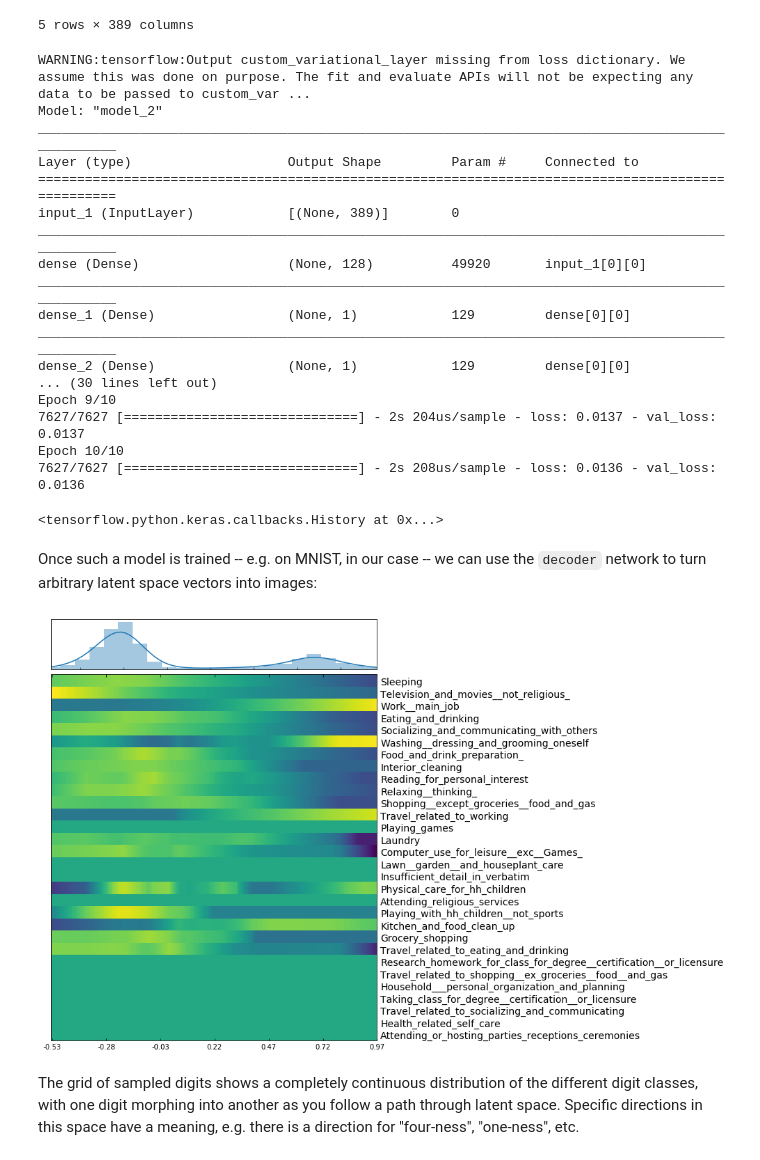
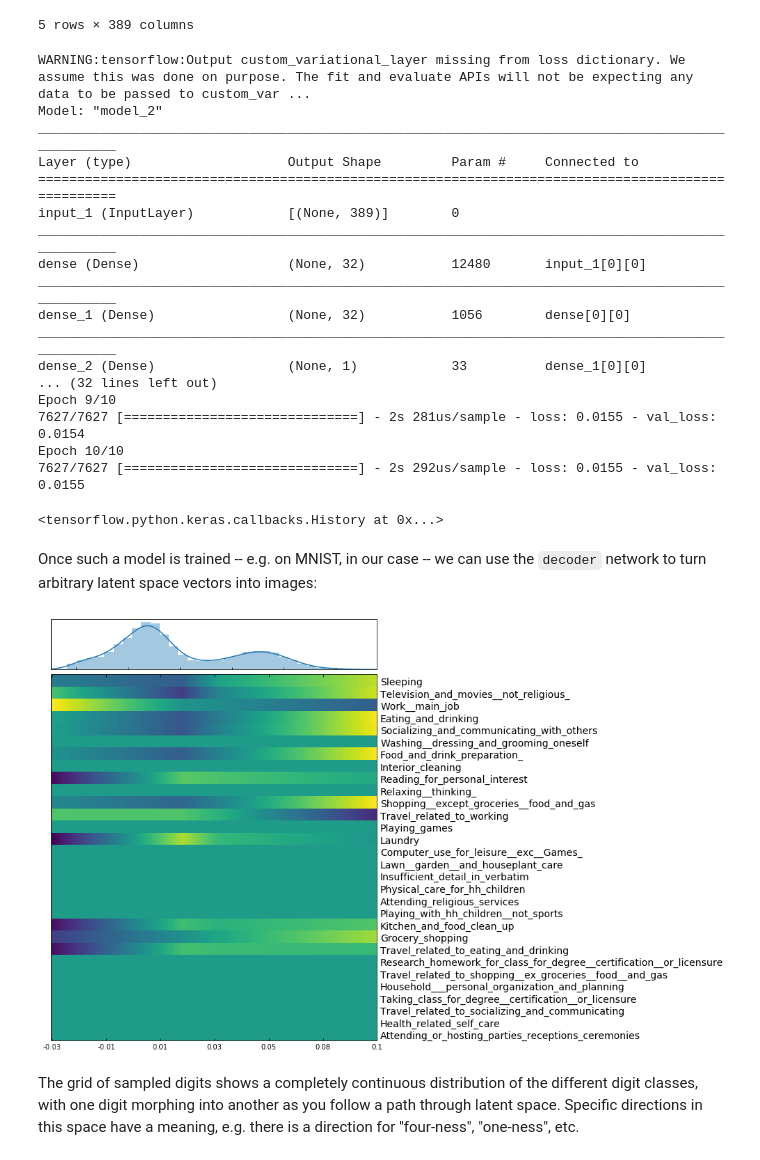
Before and after one commit to yaniv256/VAEs-in-Economics, a Jupyter notebook: Notebooks/Time_use_shares_with_vaes.ipynb, the cells around one changed output. Saved outputs shown, nothing was run; the diff lists cells and outputs as text; code cells hidden in the pictures.

```diff
--- a/Notebooks/Time_use_shares_with_vaes.ipynb
+++ b/Notebooks/Time_use_shares_with_vaes.ipynb
@@ -90,14 +90,14 @@ from tensorflow.keras.models import Model
 import numpy as np
 
 img_shape = (389, )
-batch_size = 20
+batch_size = 16
 latent_dim = 1  # Dimensionality of the latent space: a plane
-dense_width = 128
+dense_width = 32
 
 input_img = keras.Input(shape=img_shape)
 
 x = layers.Dense(dense_width, activation='relu')(input_img)
-#x = layers.Dense(dense_width, activation='relu')(x)
+x = layers.Dense(dense_width, activation='relu')(x)
 
 
 z_mean = layers.Dense(latent_dim)(x)
@@ -126,6 +126,7 @@ image output that has the same dimensions as the original `input_img`.
 decoder_input = layers.Input(K.int_shape(z)[1:])
 
 x = layers.Dense(dense_width, activation='relu')(decoder_input)
+x = layers.Dense(dense_width, activation='relu')(x)
 
 x = layers.Dense(img_shape[0], activation='relu')(x)
 
@@ -207,16 +208,16 @@ Layer (type)                    Output Shape         Param #     Connected to
 ==================================================================================================
 input_1 (InputLayer)            [(None, 389)]        0
 __________________________________________________________________________________________________
-dense (Dense)                   (None, 128)          49920       input_1[0][0]
+dense (Dense)                   (None, 32)           12480       input_1[0][0]
 __________________________________________________________________________________________________
-dense_1 (Dense)                 (None, 1)            129         dense[0][0]
+dense_1 (Dense)                 (None, 32)           1056        dense[0][0]
 __________________________________________________________________________________________________
-dense_2 (Dense)                 (None, 1)            129         dense[0][0]
-... (30 lines left out)
+dense_2 (Dense)                 (None, 1)            33          dense_1[0][0]
+... (32 lines left out)
 Epoch 9/10
-7627/7627 [==============================] - 2s 204us/sample - loss: 0.0137 - val_loss: 0.0137
+7627/7627 [==============================] - 2s 281us/sample - loss: 0.0155 - val_loss: 0.0154
 Epoch 10/10
-7627/7627 [==============================] - 2s 208us/sample - loss: 0.0136 - val_loss: 0.0136
+7627/7627 [==============================] - 2s 292us/sample - loss: 0.0155 - val_loss: 0.0155
 <tensorflow.python.keras.callbacks.History at 0x...>
 # %% [markdown]
 
@@ -228,8 +229,8 @@ from scipy.stats import norm
 from sklearn.preprocessing import StandardScaler
 
 def plot_types(decoder, n_type = 200, each_hight = 15, approx_width=400,
-               n_activity =  30, lowest_percentile= 1,
-               highest_percentile = 99, figsize=(10, 10),
+               n_activity =  30, lowest_percentile= 0.1,
+               highest_percentile = 99.9, figsize=(10, 10),
                cmap='viridis'):
 
   # definitions for the axes
@@ -263,34 +264,34 @@ def plot_types(decoder, n_type = 200, each_hight = 15, approx_width=400,
   grid_x = np.linspace(lowest, highest, n_type)
 
   for i, xi in enumerate(grid_x):
       z_sample = np.array([[xi]])
       x_decoded = decoder.predict(z_sample)
       figure[0:n_activity*each_hight,i*each_width : (i + 1)*each_width] = \
       np.repeat(x_decoded[0,0:n_activity],each_hight).reshape(n_activity*each_hight,1)
 
   figure=np.transpose(figure)
   scaler = StandardScaler()
   figure=scaler.fit_transform(figure)
   figure=np.transpose(figure)
 
   ax_scatter.imshow(figure, cmap=cmap)
 
   for i in range(n_activity):
     ax_scatter.text(1.01*n_type*each_width,0.8*each_hight+i*each_hight, ts.columns[i], fontsize=14)
 
   n_xlabels=7
   ax_scatter.set_xticks( np.linspace(0,len(grid_x)*each_width,n_xlabels))
   ax_scatter.set_xticklabels(np.round(np.linspace(lowest, highest, n_xlabels),
                                       decimals=2))
   ax_scatter.set_yticks([])
   ax_histx.set_yticks([])
 
   distplot(encoded_data,ax=ax_histx).set_xlim(lowest,highest)
   plt.show()
 
 plot_types(decoder);
 # %% [output]
-[figure, old version]
+[figure, new version]
 # %% [markdown]
 The grid of sampled digits shows a completely continuous distribution of the different digit classes, with one digit morphing into another
 as you follow a path through latent space. Specific directions in this space have a meaning, e.g. there is a direction for "four-ness",
```
Also changed, not shown: parts of 4 cells of this notebook.
